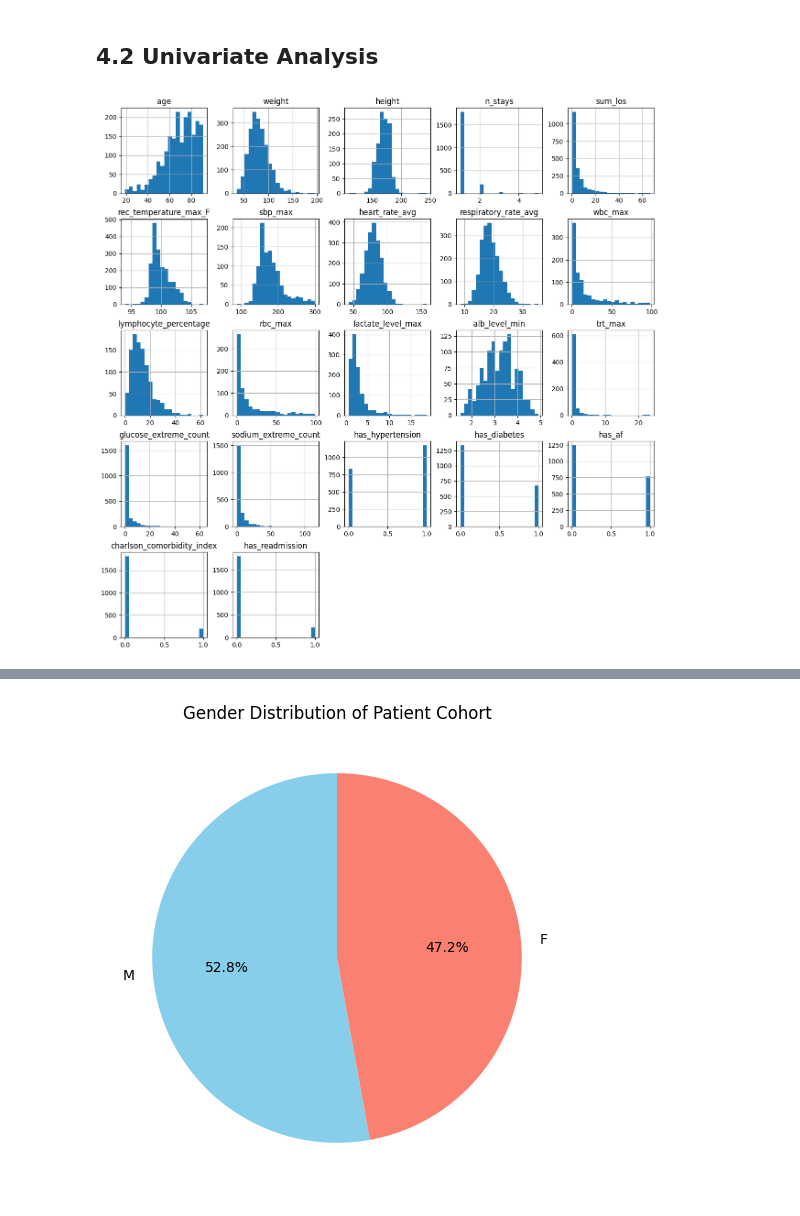
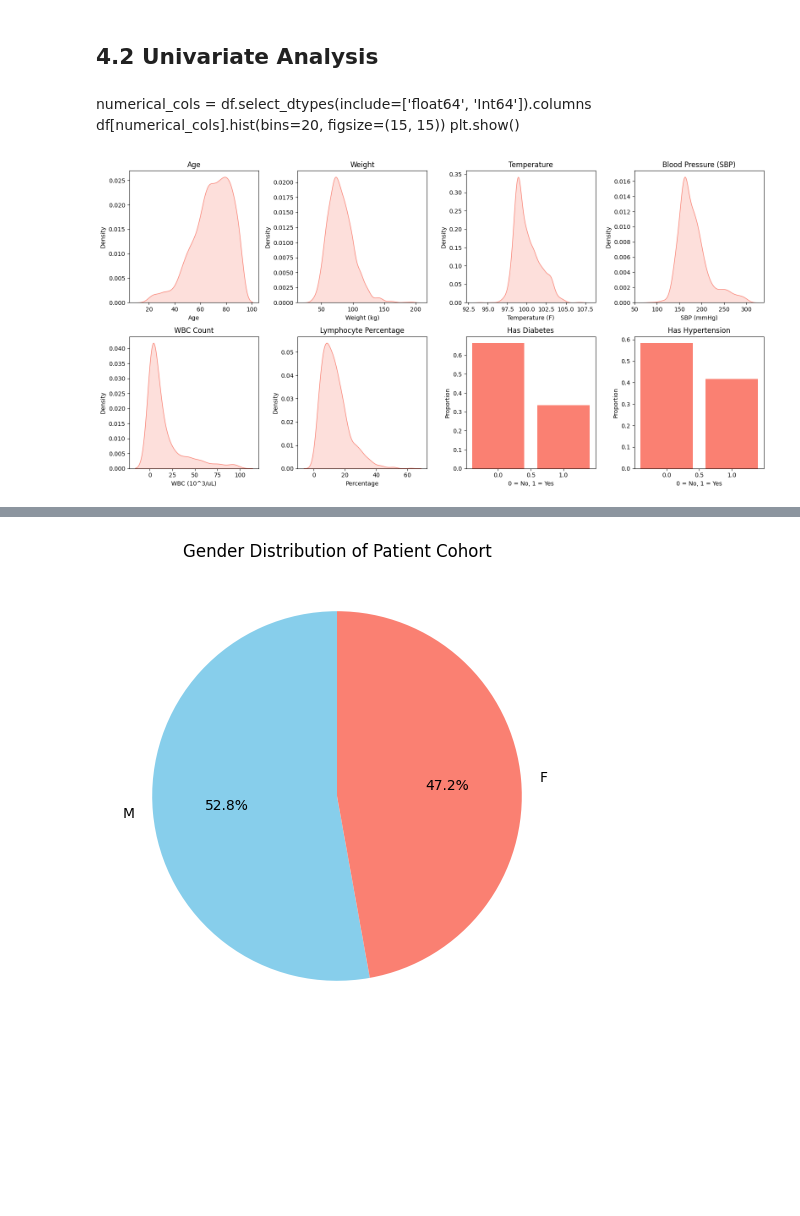
Before and after one commit to tsarathi/comp90089, a Jupyter notebook: comp90089.ipynb, the cells around one changed output, grey strips where cells are left out. Drawn from its saved outputs; the diff is of its cells as text; code cells hidden in the pictures; blank space fills up the shorter version.

```diff
--- a/comp90089.ipynb
+++ b/comp90089.ipynb
@@ -849,12 +900,63 @@ trt_max                  64.0
 dtype: float64
 # %% [markdown]
 ## 4.2 Univariate Analysis
-# %%
-numerical_cols = df.select_dtypes(include=['float64', 'Int64']).columns
-df[numerical_cols].hist(bins=20, figsize=(15, 15))
-plt.show()
-# %% [output]
-[figure, removed]
+# %% [markdown]
+numerical_cols = df.select_dtypes(include=['float64', 'Int64']).columns
+df[numerical_cols].hist(bins=20, figsize=(15, 15))
+plt.show()
+# %%
+relevant_columns = ['age', 'weight', 'rec_temperature_max_F', 'sbp_max', 'wbc_max',
+                    'lymphocyte_percentage', 'has_diabetes', 'has_hypertension']
+
+filteredDf = df[relevant_columns]
+
+fig, subPlotAxes = plt.subplots(2, 4, figsize=(16, 8))
+
+sns.kdeplot(filteredDf['age'], ax=subPlotAxes[0, 0], color="salmon", fill=True)
+subPlotAxes[0, 0].set_title('Age')
+subPlotAxes[0, 0].set_xlabel('Age')
+subPlotAxes[0, 0].set_ylabel('Density')
+
+sns.kdeplot(filteredDf['weight'], ax=subPlotAxes[0, 1], color="salmon", fill=True)
+subPlotAxes[0, 1].set_title('Weight')
+subPlotAxes[0, 1].set_xlabel('Weight (kg)')
+subPlotAxes[0, 1].set_ylabel('Density')
+
+sns.kdeplot(filteredDf['rec_temperature_max_F'], ax=subPlotAxes[0, 2], color="salmon", fill=True)
+subPlotAxes[0, 2].set_title('Temperature')
+subPlotAxes[0, 2].set_xlabel('Temperature (F)')
+subPlotAxes[0, 2].set_ylabel('Density')
+
+sns.kdeplot(filteredDf['sbp_max'], ax=subPlotAxes[0, 3], color="salmon", fill=True)
+subPlotAxes[0, 3].set_title('Blood Pressure (SBP)')
+subPlotAxes[0, 3].set_xlabel('SBP (mmHg)')
+subPlotAxes[0, 3].set_ylabel('Density')
+
+sns.kdeplot(filteredDf['wbc_max'], ax=subPlotAxes[1, 0], color="salmon", fill=True)
+subPlotAxes[1, 0].set_title('WBC Count')
+subPlotAxes[1, 0].set_xlabel('WBC (10^3/uL)')
+subPlotAxes[1, 0].set_ylabel('Density')
+
+sns.kdeplot(filteredDf['lymphocyte_percentage'], ax=subPlotAxes[1, 1], color="salmon", fill=True)
+subPlotAxes[1, 1].set_title('Lymphocyte Percentage')
+subPlotAxes[1, 1].set_xlabel('Percentage')
+subPlotAxes[1, 1].set_ylabel('Density')
+
+subPlotAxes[1, 2].bar([0, 1], filteredDf['has_diabetes'].value_counts(normalize=True), color="salmon")
+subPlotAxes[1, 2].set_title('Has Diabetes')
+subPlotAxes[1, 2].set_xlabel('0 = No, 1 = Yes')
+subPlotAxes[1, 2].set_ylabel('Proportion')
+
+subPlotAxes[1, 3].bar([0, 1], filteredDf['has_hypertension'].value_counts(normalize=True), color="salmon")
+subPlotAxes[1, 3].set_title('Has Hypertension')
+subPlotAxes[1, 3].set_xlabel('0 = No, 1 = Yes')
+subPlotAxes[1, 3].set_ylabel('Proportion')
+
+plt.tight_layout()
+plt.savefig("Images/eda_1.pdf")
+plt.show()
+# %% [output]
+[figure, added]
 # %% [markdown]
 
 - **Age**: Predominantly elderly patients (60+), highlighting age as a key risk factor for ICU stroke admissions.
```
Also changed, not shown: parts of 9 cells of this notebook.
